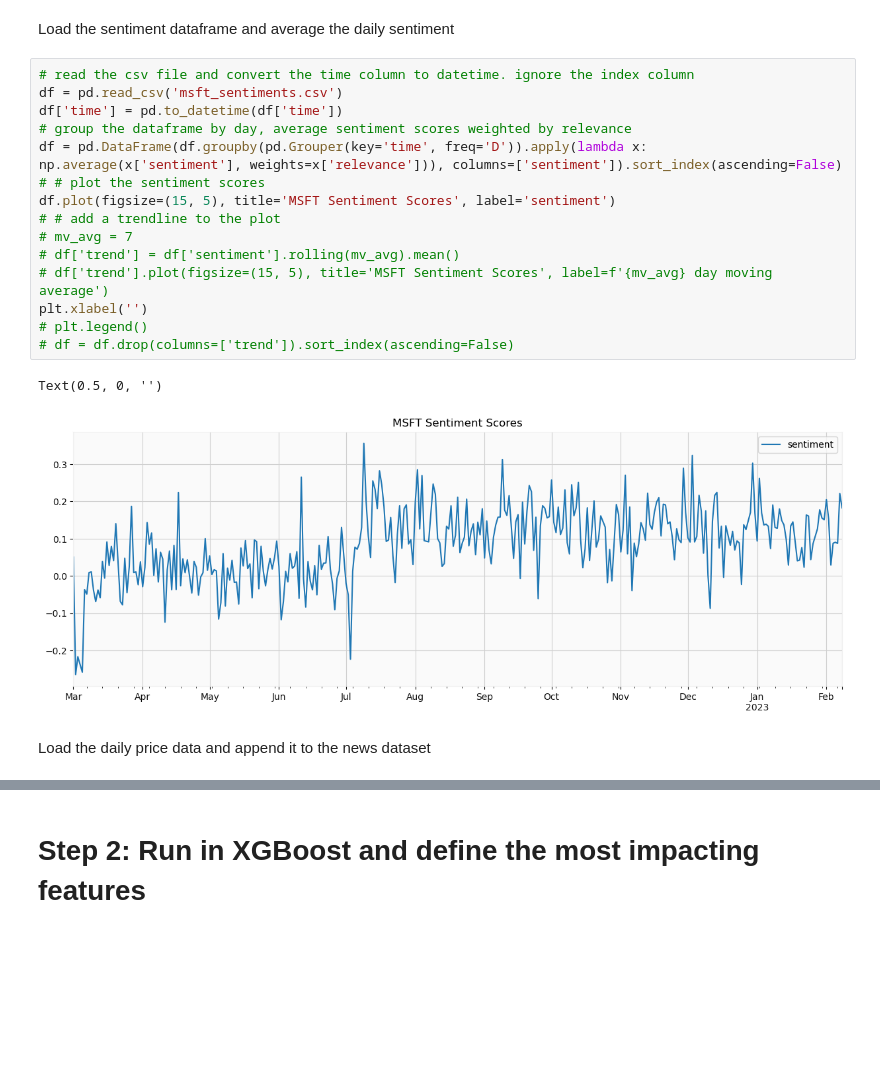
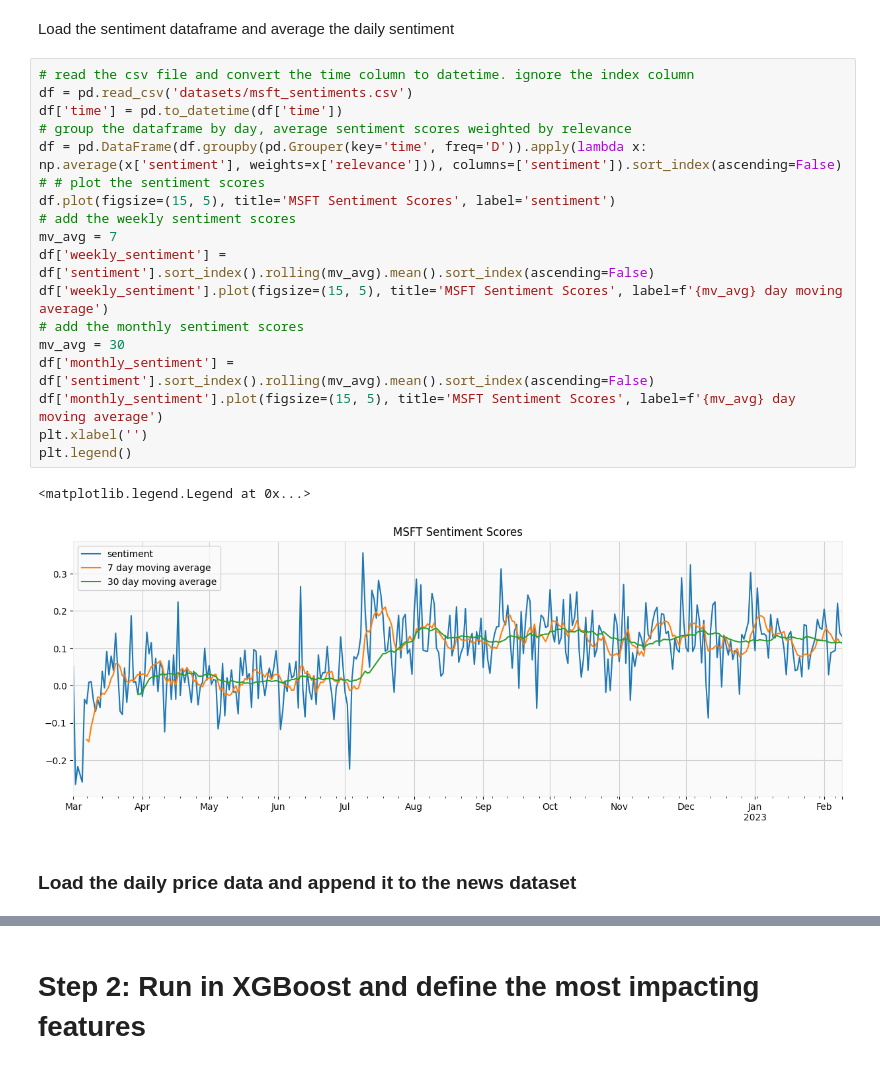
Before and after one commit to DavidPeleg6/Financial_News_Sentiments, a Jupyter notebook: baseline_analysis/msft_analysis.ipynb, the cells around one changed output, grey strips where cells are left out. Cells and saved outputs as stored; diff of their text form; blank space fills up the shorter version.

```diff
--- a/baseline_analysis/msft_analysis.ipynb
+++ b/baseline_analysis/msft_analysis.ipynb
@@ -234,22 +291,25 @@ new_sent_df
 Load the sentiment dataframe and average the daily sentiment
 # %%
 # read the csv file and convert the time column to datetime. ignore the index column
-df = pd.read_csv('msft_sentiments.csv')
+df = pd.read_csv('datasets/msft_sentiments.csv')
 df['time'] = pd.to_datetime(df['time'])
 # group the dataframe by day, average sentiment scores weighted by relevance
 df = pd.DataFrame(df.groupby(pd.Grouper(key='time', freq='D')).apply(lambda x: np.average(x['sentiment'], weights=x['relevance'])), columns=['sentiment']).sort_index(ascending=False)
 # # plot the sentiment scores
 df.plot(figsize=(15, 5), title='MSFT Sentiment Scores', label='sentiment')
-# # add a trendline to the plot
-# mv_avg = 7
-# df['trend'] = df['sentiment'].rolling(mv_avg).mean()
-# df['trend'].plot(figsize=(15, 5), title='MSFT Sentiment Scores', label=f'{mv_avg} day moving average')
+# add the weekly sentiment scores
+mv_avg = 7
+df['weekly_sentiment'] = df['sentiment'].sort_index().rolling(mv_avg).mean().sort_index(ascending=False)
+df['weekly_sentiment'].plot(figsize=(15, 5), title='MSFT Sentiment Scores', label=f'{mv_avg} day moving average')
+# add the monthly sentiment scores
+mv_avg = 30
+df['monthly_sentiment'] = df['sentiment'].sort_index().rolling(mv_avg).mean().sort_index(ascending=False)
+df['monthly_sentiment'].plot(figsize=(15, 5), title='MSFT Sentiment Scores', label=f'{mv_avg} day moving average')
 plt.xlabel('')
-# plt.legend()
-# df = df.drop(columns=['trend']).sort_index(ascending=False)
+plt.legend()
 # %% [output]
-Text(0.5, 0, '')
+<matplotlib.legend.Legend at 0x...>
-[figure, old version]
+[figure, new version]
 # %% [markdown]
-Load the daily price data and append it to the news dataset
+### Load the daily price data and append it to the news dataset
 # %%
```
Also changed, not shown: parts of 41 cells of this notebook, 14 other files.
